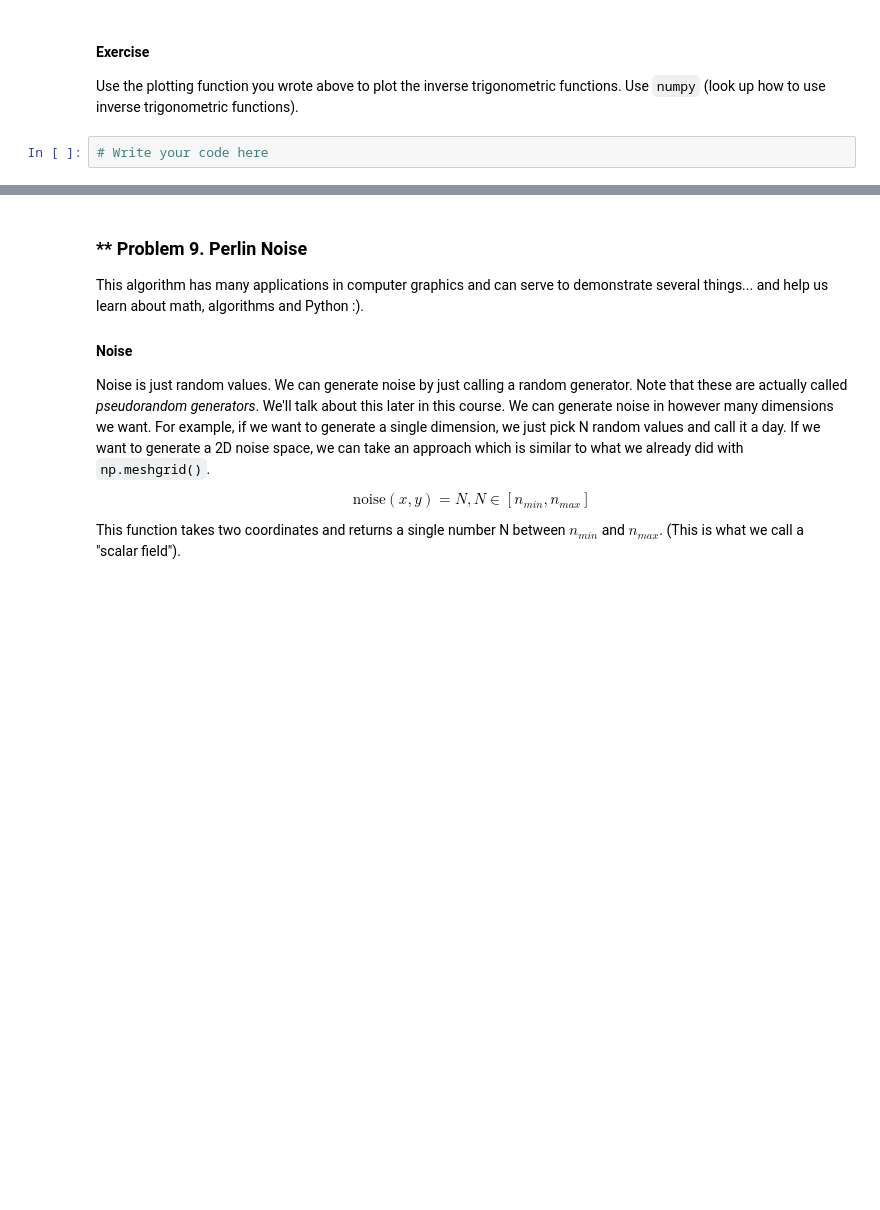
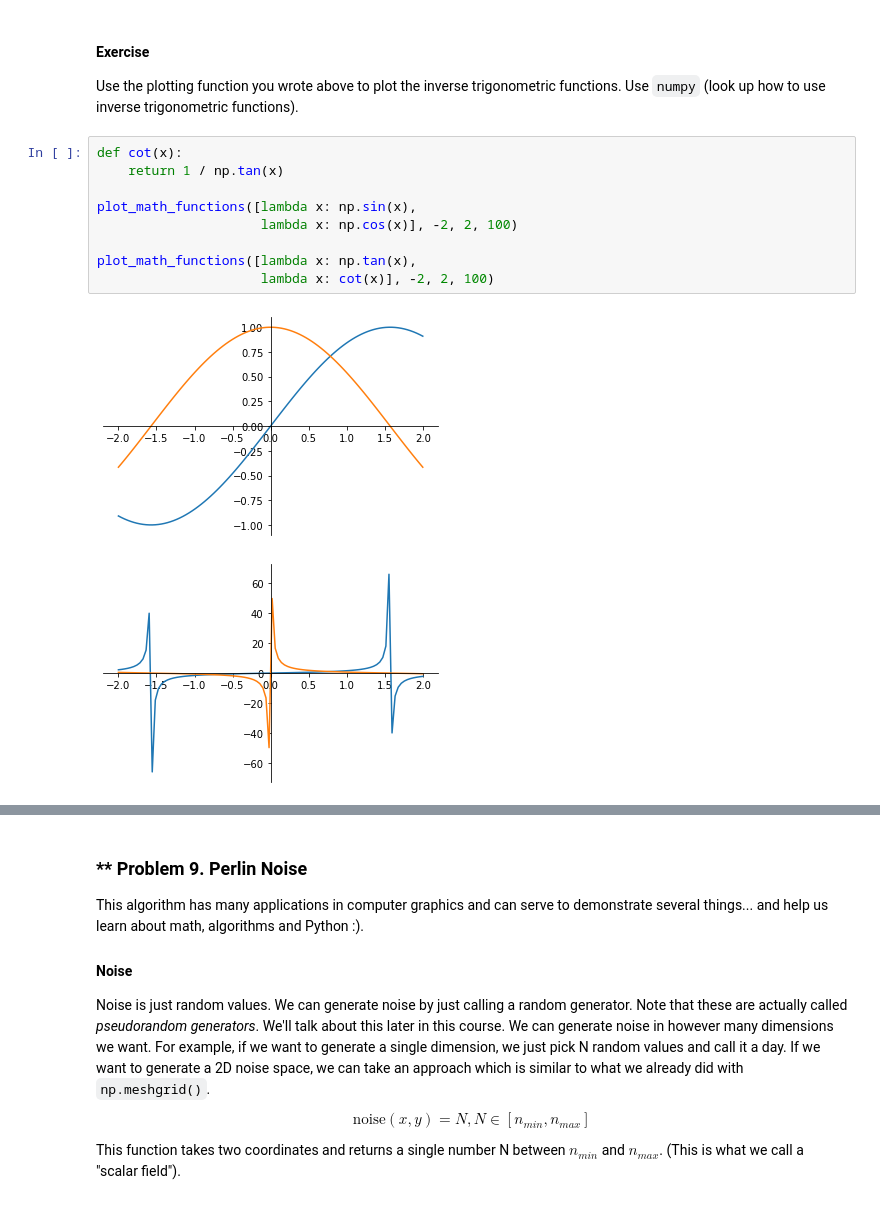
Before and after one commit to atkuzmanov/softuni-ai-mathconceptsfordevs-2021, a Jupyter notebook: 4-high-school-maths-exercise-2021-02-09/02-High-School-Maths-Exercise-homework-2/High-School Maths Exercise.ipynb, the cells around one changed output, grey strips where cells are left out. Drawn from its saved outputs; the diff is of its cells as text; blank space fills up the shorter version.

```diff
--- a/4-high-school-maths-exercise-2021-02-09/02-High-School-Maths-Exercise-homework-2/High-School Maths Exercise.ipynb
+++ b/4-high-school-maths-exercise-2021-02-09/02-High-School-Maths-Exercise-homework-2/High-School Maths Exercise.ipynb
@@ -690,5 +688,15 @@ Just notice the difference between $\sin^{-1}(x) := \arcsin(x)$ and $\sin(x^{-1}
 # %% [markdown]
 #### Exercise
 Use the plotting function you wrote above to plot the inverse trigonometric functions. Use `numpy` (look up how to use inverse trigonometric functions).
-# %%
-# Write your code here
+# %%
+def cot(x):
+    return 1 / np.tan(x)
+
+plot_math_functions([lambda x: np.sin(x),
+                     lambda x: np.cos(x)], -2, 2, 100)
+
+plot_math_functions([lambda x: np.tan(x),
+                     lambda x: cot(x)], -2, 2, 100)
+# %% [output]
+[figure, added]
+[figure, added]
```
Also changed, not shown: parts of 3 cells of this notebook, 1 other file.
